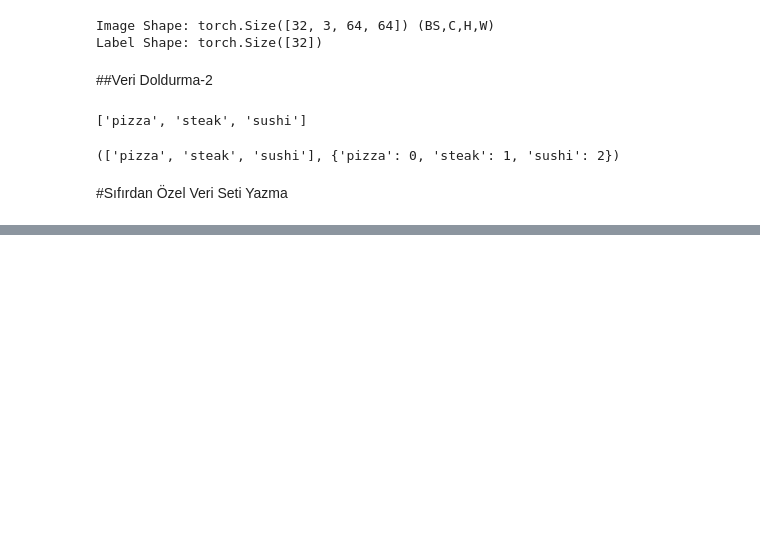
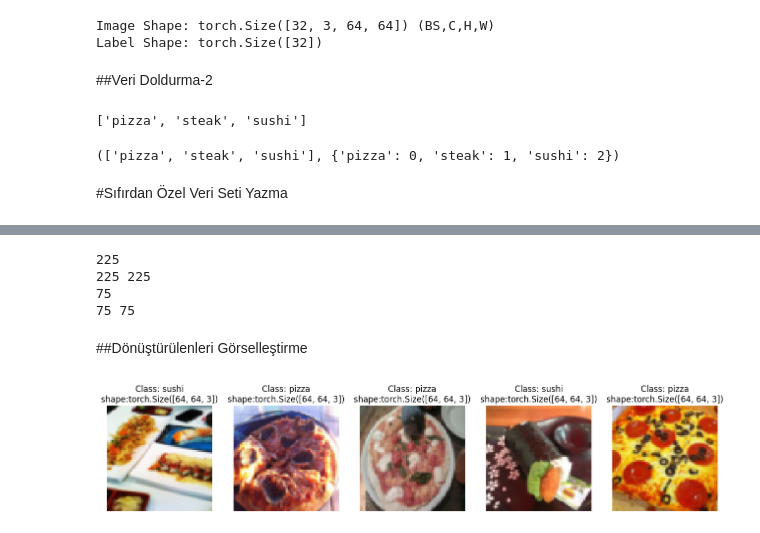
Before and after one commit to ugursirvermez/PyTorch_Education, a Jupyter notebook: 06_pytorch_custom_datasets.ipynb, the cells around one changed output, grey strips where cells are left out. Cells and saved outputs as stored; diff of their text form; code cells hidden in the pictures; blank space fills up the shorter version.

Commit message:
Custom Dataset 23.saat Colab kullanılarak oluşturuldu

```diff
--- a/06_pytorch_custom_datasets.ipynb
+++ b/06_pytorch_custom_datasets.ipynb
@@ -218,0 +264,80 @@ find_classes(target_directory)
+# %%
+#Transform tasarlayalım.
+from torchvision import transforms
+
+#Train Transform
+train_transforms = transforms.Compose([
+#Resimlerimizi 64x64'e dönüştüreceğiz.
+transforms.Resize(size=(64,64)),
+#resimleri yatay çevirelim.
+transforms.RandomHorizontalFlip(p=0.5),
+#Verimizi tensöre çevirelim. PIL Image veya numpy kabul eder.
+transforms.ToTensor()])
+
+#Test Transform
+test_transforms = transforms.Compose([
+#Resimlerimizi 64x64'e dönüştüreceğiz.
+transforms.Resize(size=(64,64)),
+#Verimizi tensöre çevirelim. PIL Image veya numpy kabul eder.
+transforms.ToTensor()])
+
+#ImageFolderCustom sınıfını test edelim.
+train_data_custom = ImageFolderCustom(targ_dir = train_dir, transform = train_transforms)
+test_data_custom = ImageFolderCustom(targ_dir = test_dir, transform = test_transforms)
+
+print(len(train_data), len(train_data_custom))
+print(len(test_data), len(test_data_custom))
+# %% [output]
+225
+225 225
+75
+75 75
+# %% [markdown]
+##Dönüştürülenleri Görselleştirme
+# %%
+#Dönüştürülenleri Görselleştirme
+#Öncelikle rastgele verileri hedeflenen verisetinden seçip 10 tanesini görselleştireceğiz.
+#Matplotlib kullanacağız.
+#Bunlar için bir fonksiyon yazalım.
+def display_random_images(dataset: torch.utils.data.Dataset,
+													classes:List[str] = None,
+													n: int = 10,
+													display_shape: bool = True,
+													seed:int = None):
+	#n çok büyükse,
+	if n > 10:
+		n = 10
+		display_shape = False
+		print("n değerli 10'dan büyük olamaz!")
+
+	#Seed edelim.
+	if seed:
+		random.seed(seed)
+
+	#Rastgele verilerin index değerini al.
+	random_samples_idx = random.sample(range(len(dataset)), k=n)
+
+	#görsel ayarı
+	plt.figure(figsize=(16,8))
+
+	#Random index'leri döngüye alalım ve görselleştirelim.
+	for i,targ_sample in enumerate(random_samples_idx):
+		targ_image, targ_label = dataset[targ_sample][0], dataset[targ_sample][1]
+
+		#Tensör alt boyutlarını da görsele dahil et.
+		targ_image_adjust = targ_image.permute(1,2,0) #(H,W,C) boyutuna dönüştürelim.
+
+		#Görseli oluşturalım.
+		plt.subplot(1, n, i+1)
+		plt.imshow(targ_image_adjust)
+		plt.axis("off")
+		if classes:
+			title = f"Class: {classes[targ_label]}"
+			if display_shape:
+				title = title + f"\nshape:{targ_image_adjust.shape}"
+		plt.title(title)
+
+#Fonksiyonu test edelim.
+display_random_images(train_data, n=5, classes=class_names, seed=42)
+# %% [output]
+[figure, added]
```
Also changed, not shown: parts of 6 cells of this notebook.
